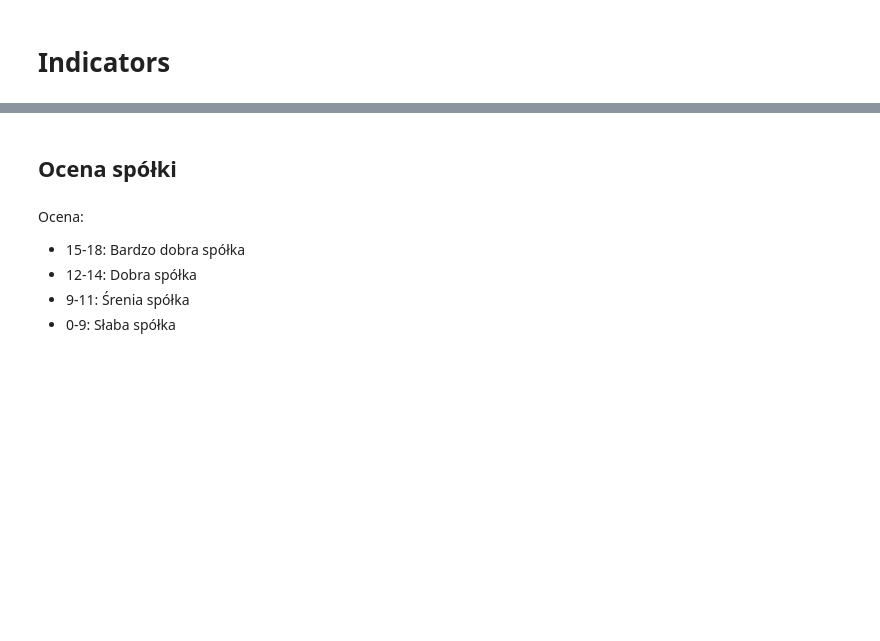
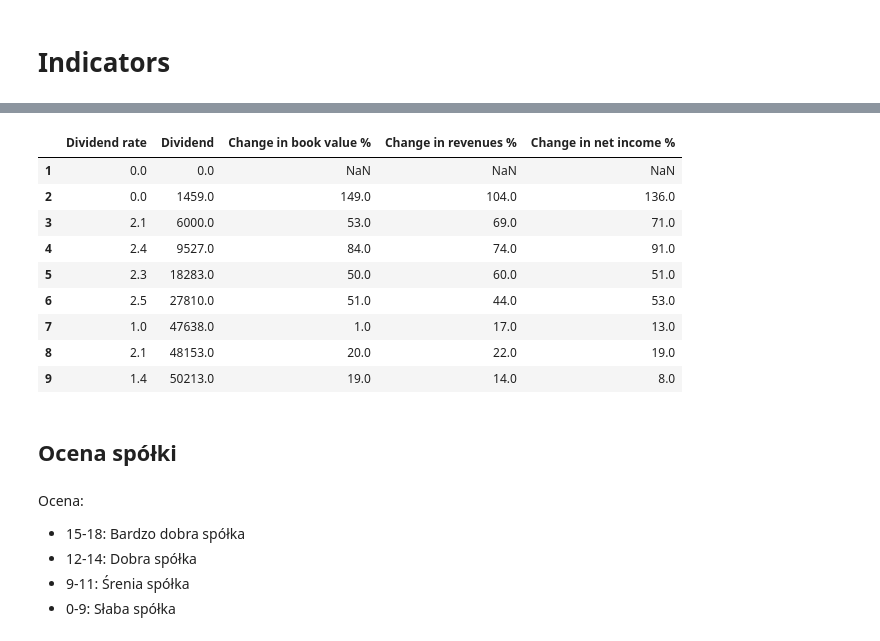
Before and after one commit to TomekSwiatek/Analiza-spolki-gieldowej, a Jupyter notebook: Analysis of Polish stocks.ipynb, the cells around one changed output, grey strips where cells are left out. Drawn from its saved outputs; the diff is of its cells as text; code cells hidden in the pictures; blank space fills up the shorter version.

```diff
--- a/Analysis of Polish stocks.ipynb
+++ b/Analysis of Polish stocks.ipynb
@@ -283,12 +283,12 @@ for i in range(2, df.Year.count()+1):
 df['ROE %'] = round((df['Net income']/df['Equity'])*100,2) #the best >20%
 df['ROA %'] = round((df['Net income']/df['Total assets'])*100,2) #the best >10%
 df['ROS %'] = round((df['Gross Profit']/df['Revenue'])*100,2) #the best >10%
-df['Operating profitability %'] = round((df['Operating income (EBIT)']/df['Revenue'])*100,2) #the best >10%
-df['Profitability of the net income %'] = round((df['Net income']/df['Revenue'])*100,2) #the best >10%
+df['Operating margin %'] = round((df['Operating income (EBIT)']/df['Revenue'])*100,2) #the best >10%
+df['Net margin %'] = round((df['Net income']/df['Revenue'])*100,2) #the best >10%
 # %%
 #Liquidity
-df['Current liquidity'] = round((df['Current assets']/df['Short term debt']),2) #the best >2
-df['Cash liquidity %'] = round((df['Cash and equivalents']/df['Short term debt'])*100,2) #the best >20%
+df['Current ratio'] = round((df['Current assets']/df['Short term debt']),2) #the best >2
+df['Cash ratio %'] = round((df['Cash and equivalents']/df['Short term debt'])*100,2) #the best >20%
 df['Working capital '] = round((df['Current assets']-df['Short term debt']),0) #the best >0
 # %%
 #Activities
@@ -304,4 +304,4 @@ df['Debt ratio'] = round(((df['Long term debt']+df['Short term debt']) \
                           /df['Total assets'])*100,2) #the best <67%
 # %%
 #Property
-df['Equity/Fixed Assets'] = round((df['Equity']/df['Fixed assets']),2) #the best >0.6
+df['1st degree of coverage'] = round((df['Equity']/df['Fixed assets']),2) #the best >0.6
@@ -382,0 +325,32 @@ df[['Stopa dywidendy','Wartość dywidendy na akcje','Zmiana wartości księgowe
+# %%
+#Cash flow description
+
+def flows(data):
+        if ((data['Operating cash flow rate'] > 0) & \
+        (data['Investing cash flow rate'] > 0) & \
+        (data['Finance cash flow rate'] > 0)) : return 'I - (+++) rare situation, need to analyze cases'
+        elif ((data['Operating cash flow rate'] > 0) & \
+        (data['Investing cash flow rate']) > 0 & \
+        (data['Finance cash flow rate']) == 0): return 'II - (++-) restructuring process'
+        elif ((data['Operating cash flow rate'] > 0) & \
+        (data['Investing cash flow rate']) == 0 & \
+        (data['Finance cash flow rate']) == 0): return 'III - (+--) stable company, the best'
+        elif ((data['Operating cash flow rate'] == 0) & \
+        (data['Investing cash flow rate']) == 0 & \
+        (data['Finance cash flow rate']) == 0) : return 'IV - (---) bankrupt'
+        elif ((data['Operating cash flow rate'] < 0) & \
+        (data['Investing cash flow rate']) > 0 & \
+        (data['Finance cash flow rate']) > 0)  : return 'V - (-++) temporary problems'
+        elif ((data['Operating cash flow rate'] == 0) & \
+        (data['Investing cash flow rate']) == 0 & \
+        (data['Finance cash flow rate']) > 0)  : return 'VI - (--+) start-up, early stage of activity'
+        elif ((data['Operating cash flow rate'] == 0) & \
+        (data['Investing cash flow rate']) > 0 & \
+        (data['Finance cash flow rate']) == 0)   : return 'VII - (-+-) probable bankruptcy'
+        elif ((data['Operating cash flow rate'] > 0) & \
+        (data['Investing cash flow rate']) == 0 & \
+        (data['Finance cash flow rate']) == 0)  : return 'VIII - (+-+) after the start-up phase'
+        else: return 'Error'
+
+df['Cash flow description']='0'
+df['Cash flow description']=df.apply(flows, axis=1)
@@ -383,3 +370,16 @@ df[['Stopa dywidendy','Wartość dywidendy na akcje','Zmiana wartości księgowe
+# %%
+df[['Dividend rate','Dividend','Change in book value %','Change in revenues %','Change in net income %']]
+# %% [output]
+|  | Dividend rate | Dividend | Change in book value % | Change in revenues % | Change in net income % |
+| 1 | 0.0 | 0.0 | NaN | NaN | NaN |
+| 2 | 0.0 | 1459.0 | 149.0 | 104.0 | 136.0 |
+| 3 | 2.1 | 6000.0 | 53.0 | 69.0 | 71.0 |
+| 4 | 2.4 | 9527.0 | 84.0 | 74.0 | 91.0 |
+| 5 | 2.3 | 18283.0 | 50.0 | 60.0 | 51.0 |
+| 6 | 2.5 | 27810.0 | 51.0 | 44.0 | 53.0 |
+| 7 | 1.0 | 47638.0 | 1.0 | 17.0 | 13.0 |
+| 8 | 2.1 | 48153.0 | 20.0 | 22.0 | 19.0 |
+| 9 | 1.4 | 50213.0 | 19.0 | 14.0 | 8.0 |
 # %% [markdown]
 ## Ocena spółki
 # %%
```
Also changed, not shown: parts of 13 cells of this notebook, 1 other file.
